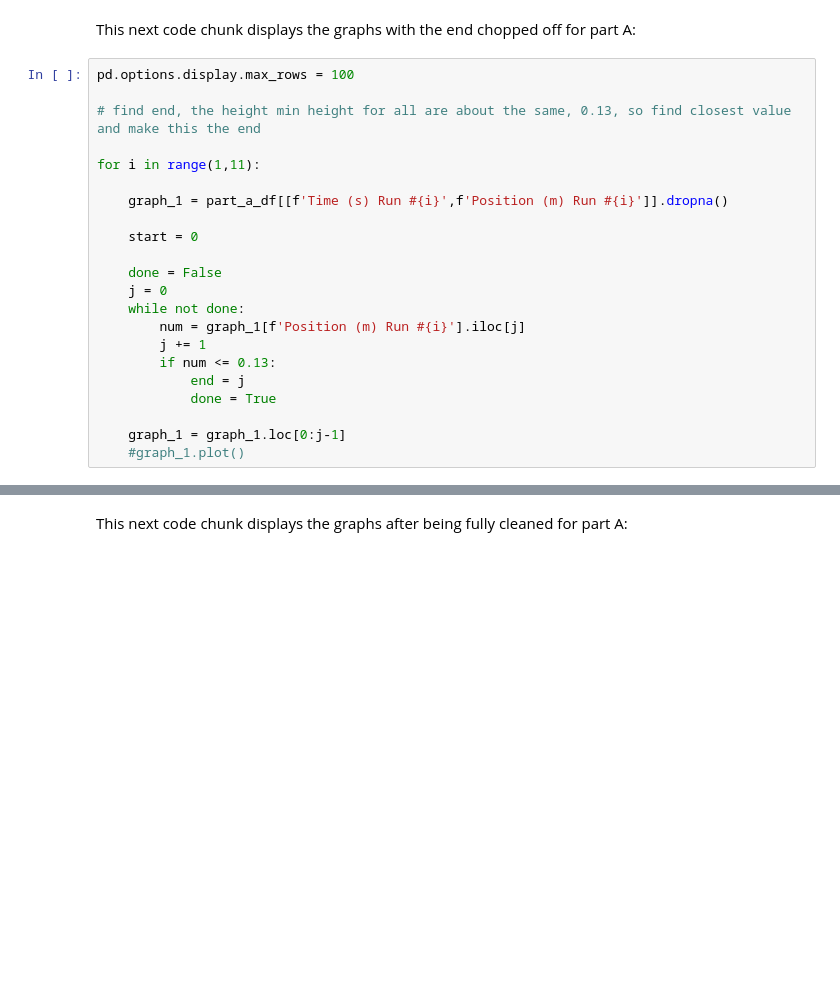
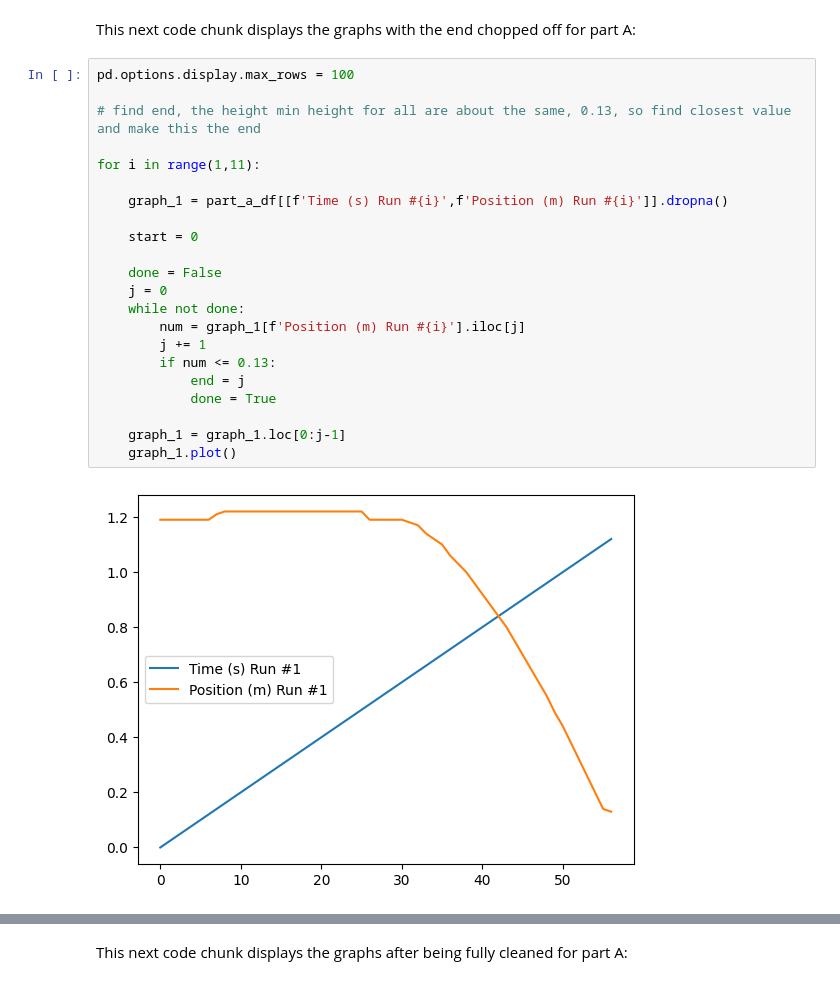
Before and after one commit to LoganHFink/SF-2, a Jupyter notebook: Assignment 1/DataCleaning.ipynb, the cells around one changed output, grey strips where cells are left out. Saved outputs shown, nothing was run; the diff lists cells and outputs as text; blank space fills up the shorter version.

```diff
--- a/Assignment 1/DataCleaning.ipynb
+++ b/Assignment 1/DataCleaning.ipynb
@@ -18,22 +18,24 @@ This next code chunk displays the graphs with the end chopped off for part A:
 # %%
 pd.options.display.max_rows = 100
 
 # find end, the height min height for all are about the same, 0.13, so find closest value and make this the end
 
 for i in range(1,11):
 
     graph_1 = part_a_df[[f'Time (s) Run #{i}',f'Position (m) Run #{i}']].dropna()
 
     start = 0
 
     done = False
     j = 0
     while not done:
         num = graph_1[f'Position (m) Run #{i}'].iloc[j]
         j += 1
         if num <= 0.13:
             end = j
             done = True
 
     graph_1 = graph_1.loc[0:j-1]
-    #graph_1.plot()
+    graph_1.plot()
+# %% [output]
+[figure, added]
```
Also changed, not shown: parts of 2 cells of this notebook, 2 other files.
